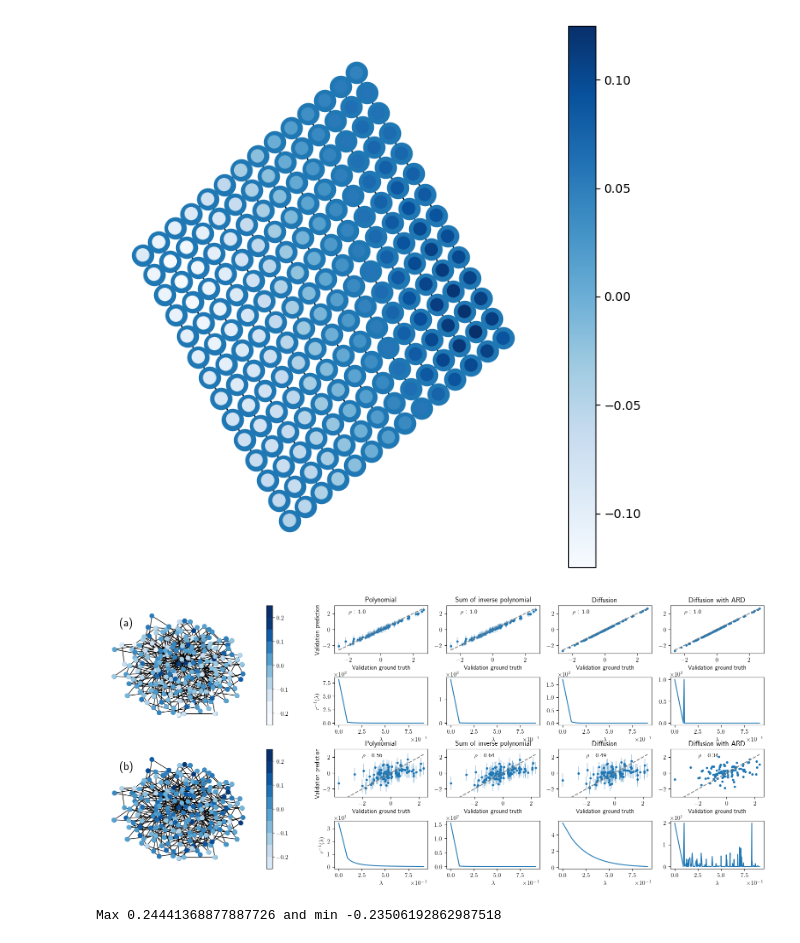
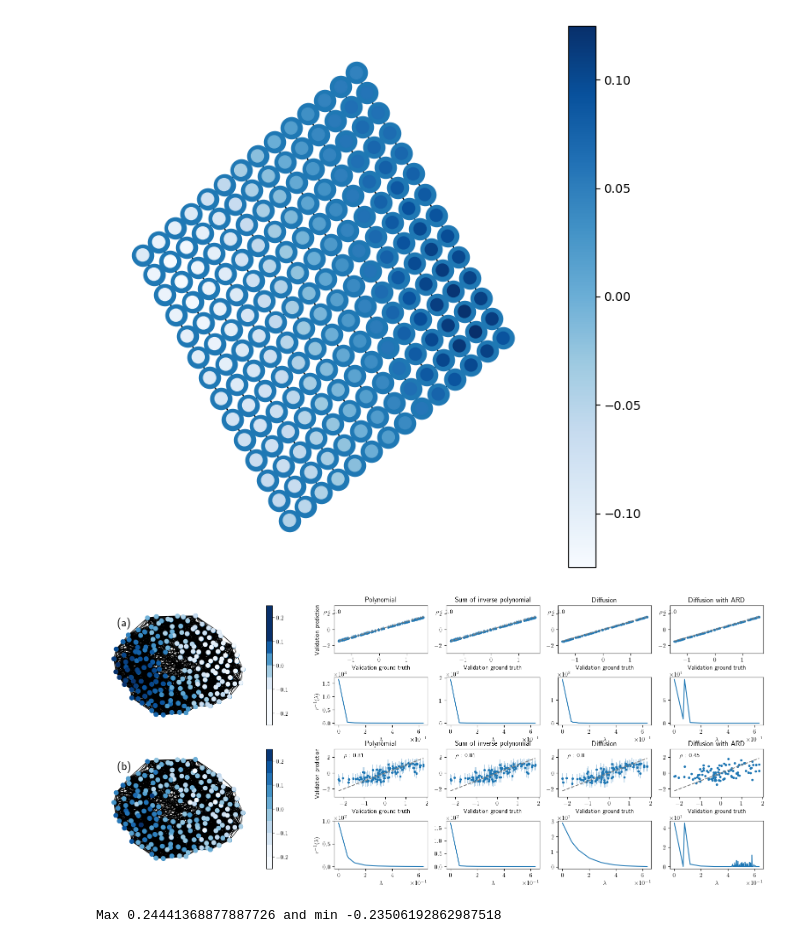
Before and after one commit to xingchenwan/bo-on-graph, a Jupyter notebook: notebooks/synthetic_experiment.ipynb, the cells around one changed output. Saved outputs shown, nothing was run; the diff lists cells and outputs as text; code cells hidden in the pictures.

```diff
--- a/notebooks/synthetic_experiment.ipynb
+++ b/notebooks/synthetic_experiment.ipynb
@@ -240,7 +240,7 @@ plt.show()
 # %%
 import matplotlib
 plt.rcParams['text.usetex'] = True
-base_problem, base_model, base_mll, based_cached_eigenbasis, pos = output_graph("ba", n=200)
+base_problem, base_model, base_mll, based_cached_eigenbasis, pos = output_graph("ws", n=200)
 fig = plt.figure(figsize=(20, 8), layout='constrained')
 grid = plt.GridSpec(2, 3, hspace=0., wspace=0.2)
 
@@ -326,35 +326,35 @@ plot_rinverse(kernel22r_ax, model2)
 kernel22r_ax.set_xlabel(r'$\lambda$')
 plot_validation(kernel23v_ax, model3, X_test, Y_test, title="Diffusion")
 plot_rinverse(kernel23r_ax, model3)
 kernel23r_ax.set_xlabel(r'$\lambda$')
 plot_validation(kernel24v_ax, model4, X_test, Y_test, title="Diffusion with ARD")
 plot_rinverse(kernel24r_ax, model4)
 kernel24r_ax.set_xlabel(r'$\lambda$')
 
 fig.add_subplot(signal1_ax)
 fig.add_subplot(signal2_ax)
 
 fig.add_subplot(kernel11v_ax)
 fig.add_subplot(kernel12v_ax)
 fig.add_subplot(kernel13v_ax)
 fig.add_subplot(kernel14v_ax)
 fig.add_subplot(kernel11r_ax)
 fig.add_subplot(kernel12r_ax)
 fig.add_subplot(kernel13r_ax)
 fig.add_subplot(kernel14r_ax)
 
 
 fig.add_subplot(kernel21v_ax)
 fig.add_subplot(kernel22v_ax)
 fig.add_subplot(kernel23v_ax)
 fig.add_subplot(kernel24v_ax)
 fig.add_subplot(kernel21r_ax)
 fig.add_subplot(kernel22r_ax)
 fig.add_subplot(kernel23r_ax)
 fig.add_subplot(kernel24r_ax)
-plt.savefig("synthetic_BAnoise_modif.pdf", bbox_inches='tight')
+plt.savefig("synthetic_WSnoise.pdf", bbox_inches='tight')
 # %% [output]
-[figure, old version]
+[figure, new version]
 # %%
 print(f"Max {all_Y.max()} and min {all_Y.min()}")
 # %% [output]
```
Also changed, not shown: 1 other file.
